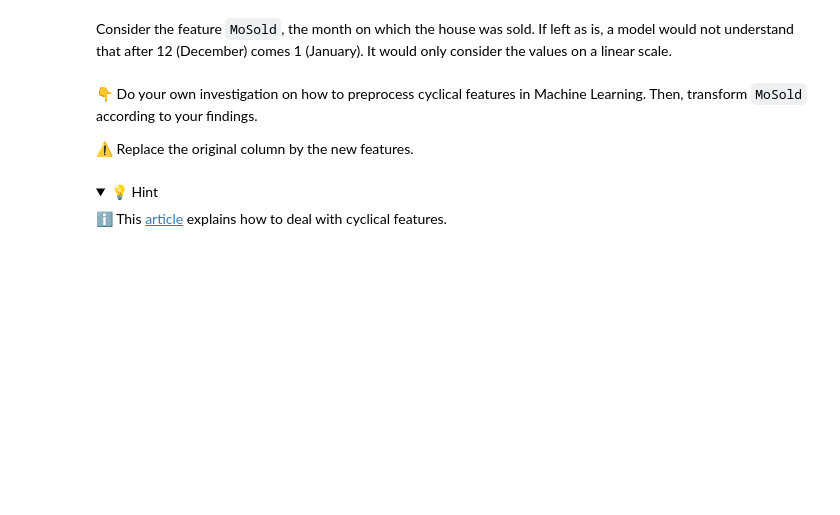
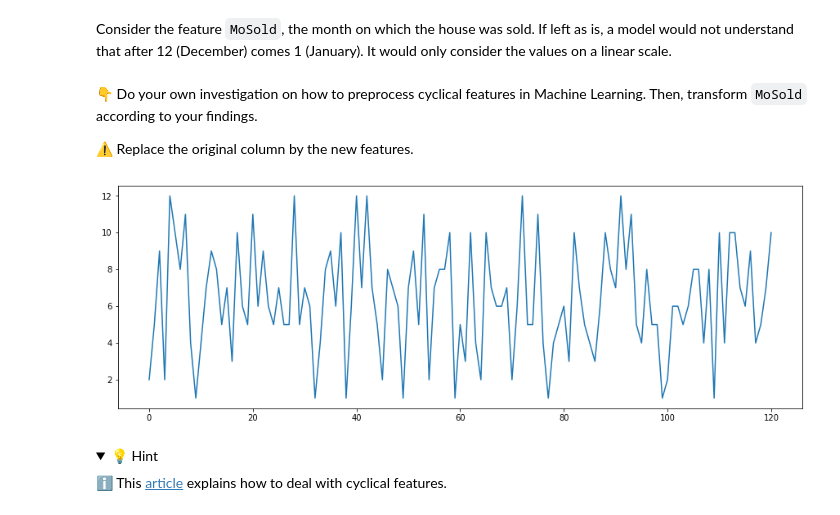
Before and after one commit to abibalimi/lewagon-data-challenges, a Jupyter notebook: 05-ML/02-Prepare-the-dataset/01-Preprocessing-Workflow/Preprocessing-Workflow.ipynb, the cells around one changed output. Saved outputs shown, nothing was run; the diff lists cells and outputs as text; code cells hidden in the pictures; folded sections open; blank space fills up the shorter version.

```diff
--- a/05-ML/02-Prepare-the-dataset/01-Preprocessing-Workflow/Preprocessing-Workflow.ipynb
+++ b/05-ML/02-Prepare-the-dataset/01-Preprocessing-Workflow/Preprocessing-Workflow.ipynb
@@ -664,6 +671,10 @@ Consider the feature `MoSold`, the month on which the house was sold. If left as
 👇 Do your own investigation on how to preprocess cyclical features in Machine Learning. Then, transform `MoSold` according to your findings.
 
 ⚠️ Replace the original column by the new features.
+# %%
+data['MoSold'][:120].plot(figsize=(15, 5));
+# %% [output]
+[figure, added]
 # %% [markdown]
 <details>
     <summary>💡 Hint</summary>
```
Also changed, not shown: parts of 24 cells of this notebook.
